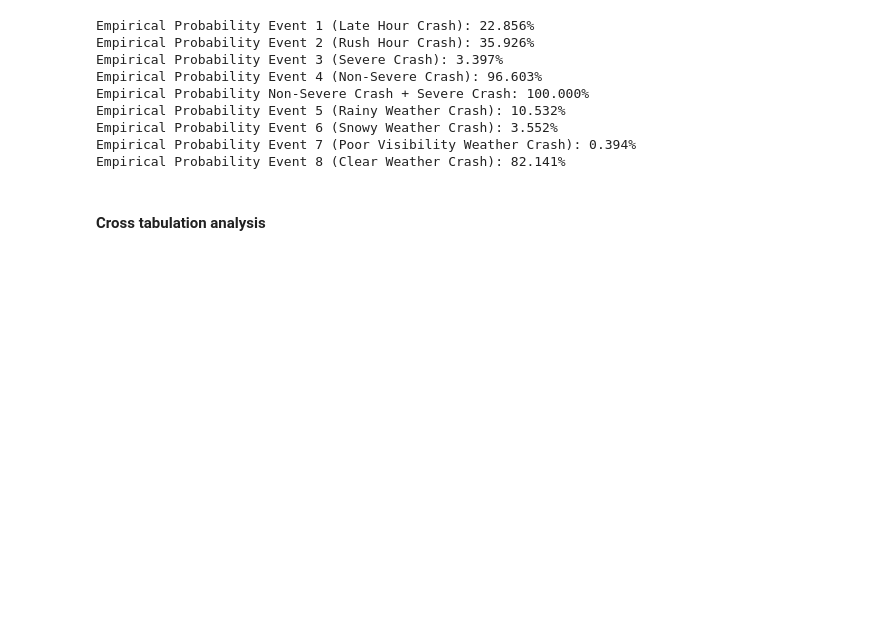
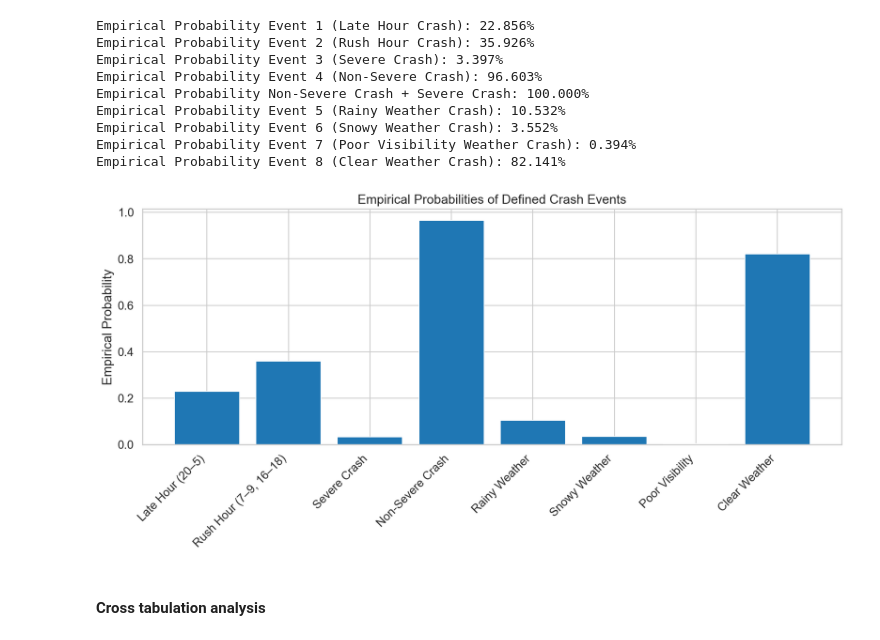
Before and after one commit to Lorenz-Buchinger/STM25_Data_Analysis_Circuit_Synergy, a Jupyter notebook: Final_Assignment.ipynb, the cells around one changed output. Drawn from its saved outputs; the diff is of its cells as text; code cells hidden in the pictures; blank space fills up the shorter version.

Commit message:
Added some aditional plots to Task C

```diff
--- a/Final_Assignment.ipynb
+++ b/Final_Assignment.ipynb
@@ -740,6 +740,42 @@ Empirical Probability Event 5 (Rainy Weather Crash): 10.532%
 Empirical Probability Event 6 (Snowy Weather Crash): 3.552%
 Empirical Probability Event 7 (Poor Visibility Weather Crash): 0.394%
 Empirical Probability Event 8 (Clear Weather Crash): 82.141%
+# %%
+# Visualization
+
+# Bar Plot
+event_probabilities = pd.DataFrame({
+    "Event": [
+        "Late Hour (20–5)",
+        "Rush Hour (7–9, 16–18)",
+        "Severe Crash",
+        "Non-Severe Crash",
+        "Rainy Weather",
+        "Snowy Weather",
+        "Poor Visibility",
+        "Clear Weather"
+    ],
+    "Probability": [
+        empirical_probability_late_hour,
+        empirical_probability_rush_hour,
+        empirical_probability_severe,
+        empirical_probability_non_severe,
+        empirical_probability_rainy_weather,
+        empirical_probability_snowy_weather,
+        empirical_probability_poor_visibility,
+        empirical_probability_clear_weather
+    ]
+})
+
+plt.figure(figsize=(12, 6))
+plt.bar(event_probabilities["Event"], event_probabilities["Probability"])
+plt.ylabel("Empirical Probability")
+plt.title("Empirical Probabilities of Defined Crash Events")
+plt.xticks(rotation=45, ha="right")
+plt.tight_layout()
+plt.show()
+# %% [output]
+[figure, added]
 # %% [markdown]
 #### Cross tabulation analysis
 # %%
```
